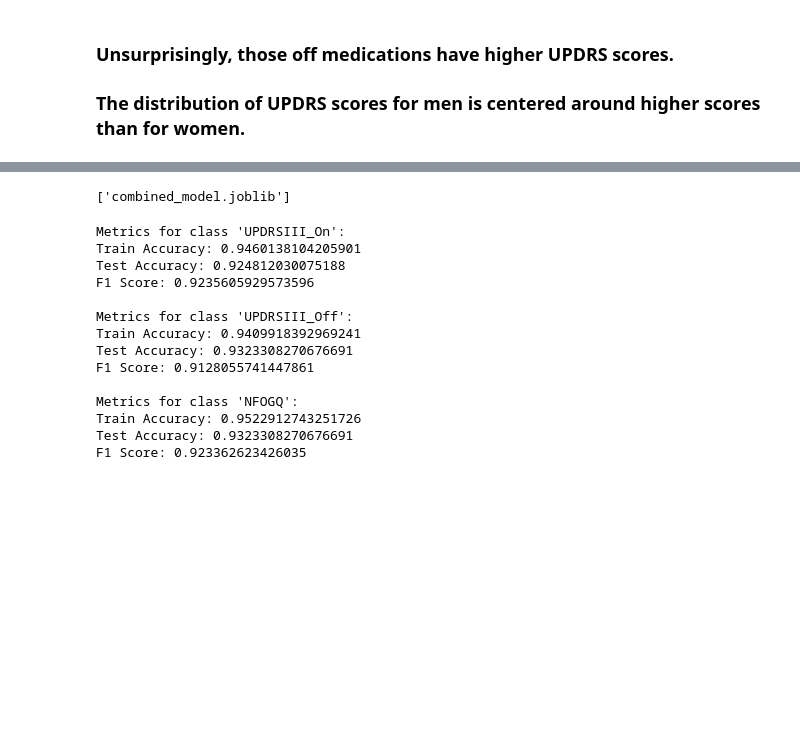
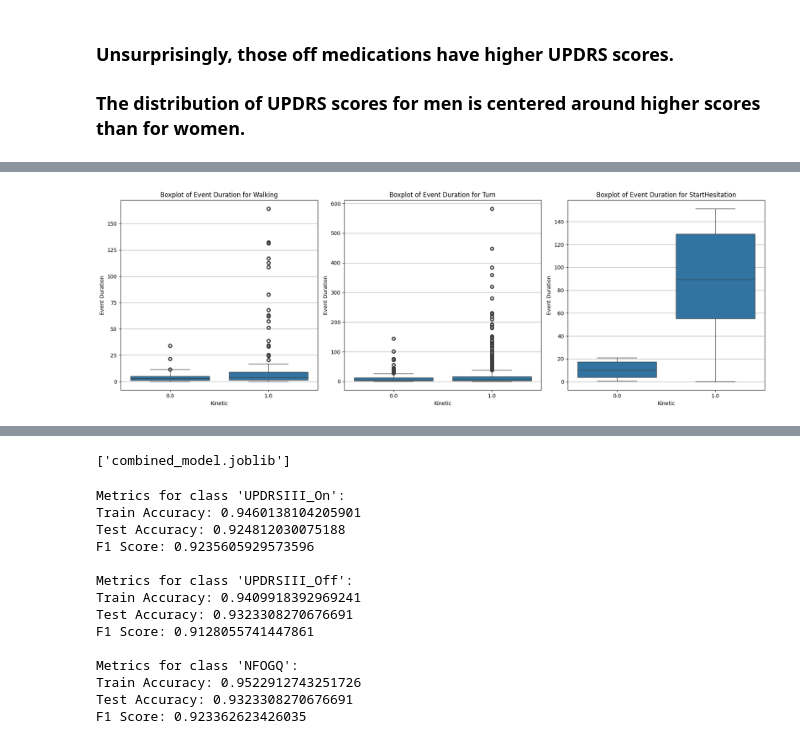
Before and after one commit to pariaighanian/Parkinson_Freezing_of_Gait_Prediction, a Jupyter notebook: UPDRS.ipynb, the cells around one changed output, grey strips where cells are left out. Drawn from its saved outputs; the diff is of its cells as text; code cells hidden in the pictures; blank space fills up the shorter version.

```diff
--- a/UPDRS.ipynb
+++ b/UPDRS.ipynb
@@ -477,0 +577,12 @@ plt.show()
+# %%
+# Define conditions and choices
+conditions = [
+    (train_merged_df['Walking'] == 1),
+    (train_merged_df['Turn'] == 1),
+    (train_merged_df['StartHesitation'] == 1)
+]
+
+choices = ['Walking', 'Turn', 'StartHesitation']
+
+# Create a new column for the event type
+train_merged_df['Type'] = np.select(conditions, choices, default='None')
@@ -477,0 +605,2 @@ plt.show()
+# %%
+train_merged_df.drop(['StartHesitation','Turn','Walking'],axis=1, inplace=True)
@@ -477,0 +616,3 @@ plt.show()
+# %%
+train_event_merged_df = train_merged_df.merge(events_df, on=['Id', 'Type'], how='left')
+train_event_merged_df
@@ -477,0 +633,8 @@ plt.show()
+# %%
+train_event_merged_df['Init'].fillna(0, inplace=True)
+train_event_merged_df['Completion'].fillna(0, inplace=True)
+
+train_event_merged_df['Event_Duration'] = train_event_merged_df['Completion'] - train_event_merged_df['Init']
+
+train_event_merged_df.drop(['Init','Completion'], axis=1, inplace=True)
+train_event_merged_df
@@ -477,0 +667,21 @@ plt.show()
+# %%
+event_types = ['Walking', 'Turn', 'StartHesitation']
+
+fig, axes = plt.subplots(1, 3, figsize=(18, 6))
+
+for ax, event_type in zip(axes, event_types):
+    sns.boxplot(data=train_event_merged_df[train_event_merged_df['Type'] == event_type],
+                 x='Kinetic',
+                 y='Event_Duration',
+                 ax=ax,
+                 dodge=True)
+
+    ax.set_title(f'Boxplot of Event Duration for {event_type}')
+    ax.set_xlabel('Kinetic')
+    ax.set_ylabel('Event Duration')
+    ax.grid(axis='y')
+
+plt.tight_layout()
+plt.show()
+# %% [output]
+[figure, added]
```
Also changed, not shown: parts of 40 cells of this notebook.
